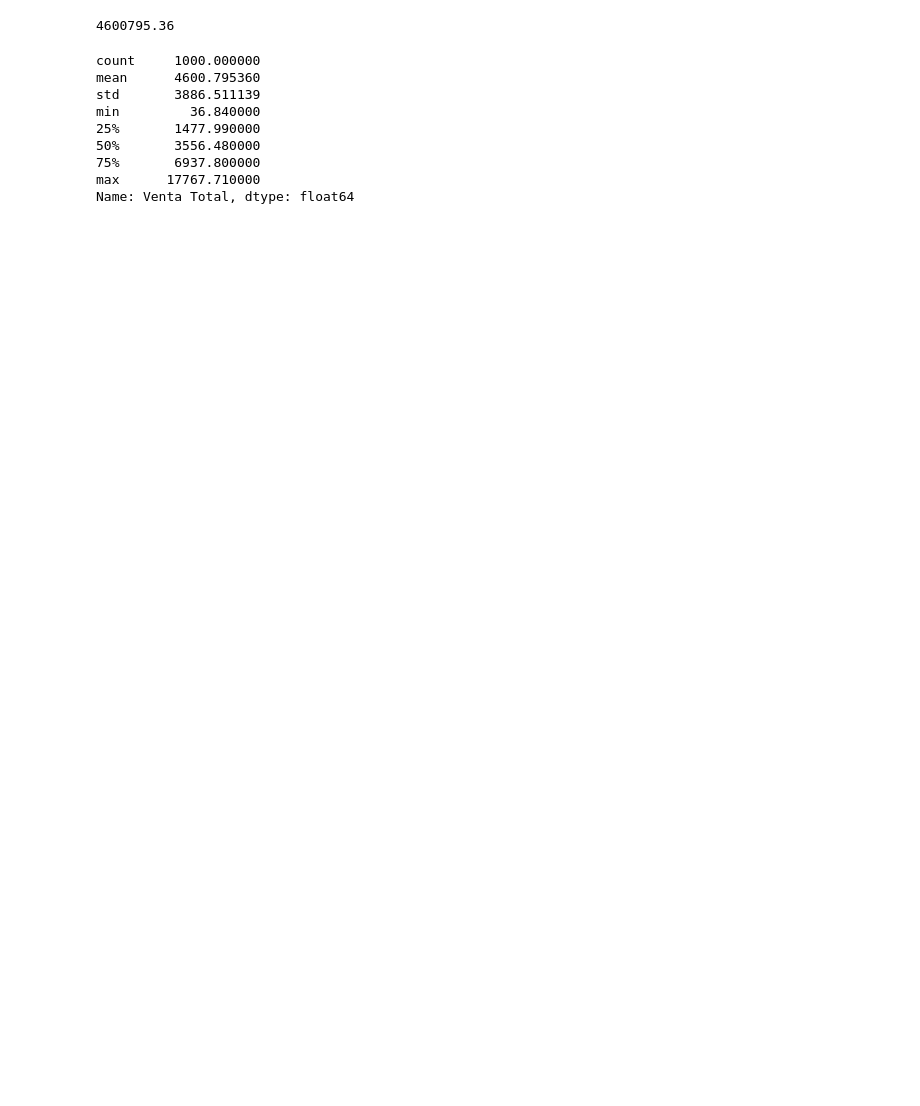
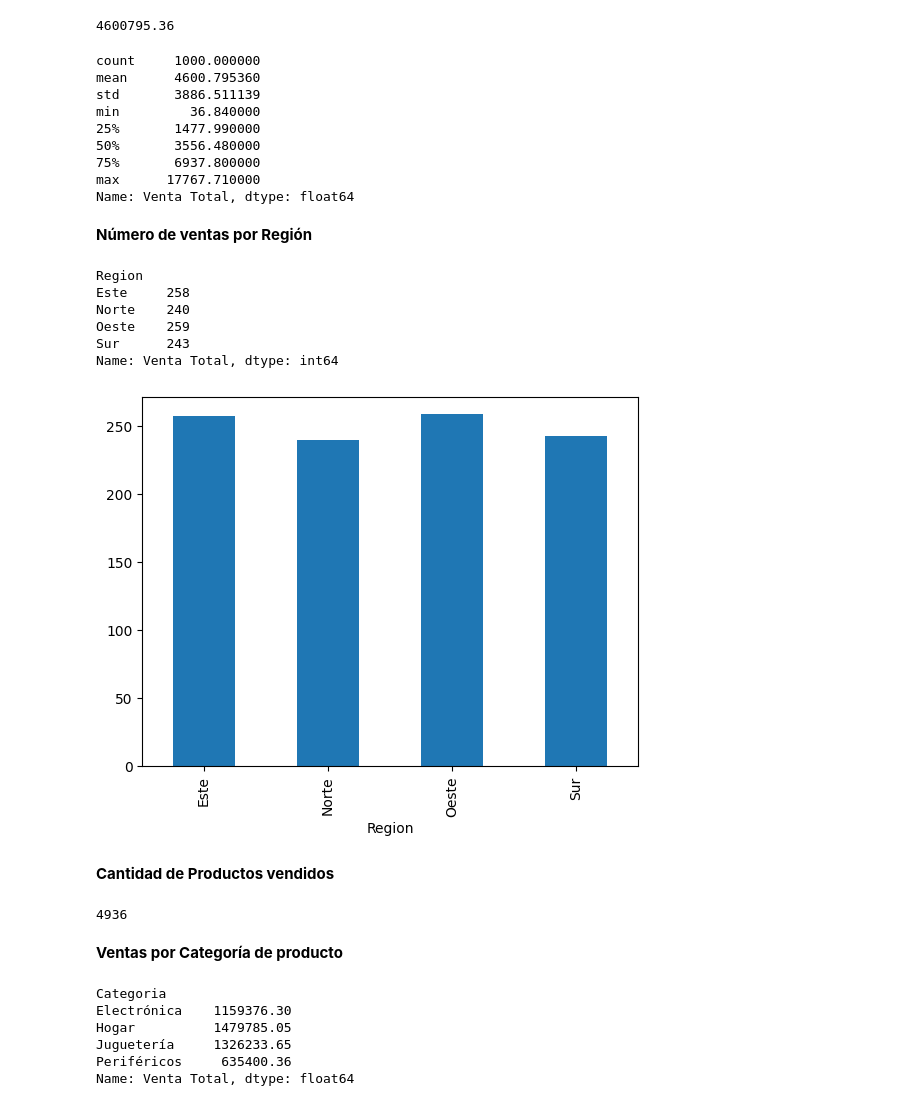
Before and after one commit to oguerra3001/Grupo-3-DAJ10-TRABAJO-FINAL, a Jupyter notebook: Exploracion/Análisis exploratorio.ipynb, the cells around one changed output. Cells and saved outputs as stored; diff of their text form; code cells hidden in the pictures; blank space fills up the shorter version.

Commit message:
Creacion de metricas de ventas

```diff
--- a/Exploracion/Análisis exploratorio.ipynb
+++ b/Exploracion/Análisis exploratorio.ipynb
@@ -34,3 +34,38 @@ min         36.840000
 75%       6937.800000
 max      17767.710000
 Name: Venta Total, dtype: float64
+# %% [markdown]
+**Número de ventas por Región**
+# %%
+VxRegion = data.groupby('Region')['Venta Total'].count()
+print(VxRegion)
+# %% [output]
+Region
+Este     258
+Norte    240
+Oeste    259
+Sur      243
+Name: Venta Total, dtype: int64
+# %%
+BarRegion = VxRegion.plot(kind='bar')
+# %% [output]
+[figure, added]
+# %% [markdown]
+**Cantidad de Productos vendidos**
+# %%
+ProdVend = data['Cantidad'].sum()
+print(ProdVend)
+# %% [output]
+4936
+# %% [markdown]
+**Ventas por Categoría de producto**
+# %%
+VentasxCat = data.groupby('Categoria')['Venta Total'].sum()
+print(VentasxCat)
+# %% [output]
+Categoria
+Electrónica    1159376.30
+Hogar          1479785.05
+Juguetería     1326233.65
+Periféricos     635400.36
+Name: Venta Total, dtype: float64
```
Also changed, not shown: parts of 5 cells of this notebook.
